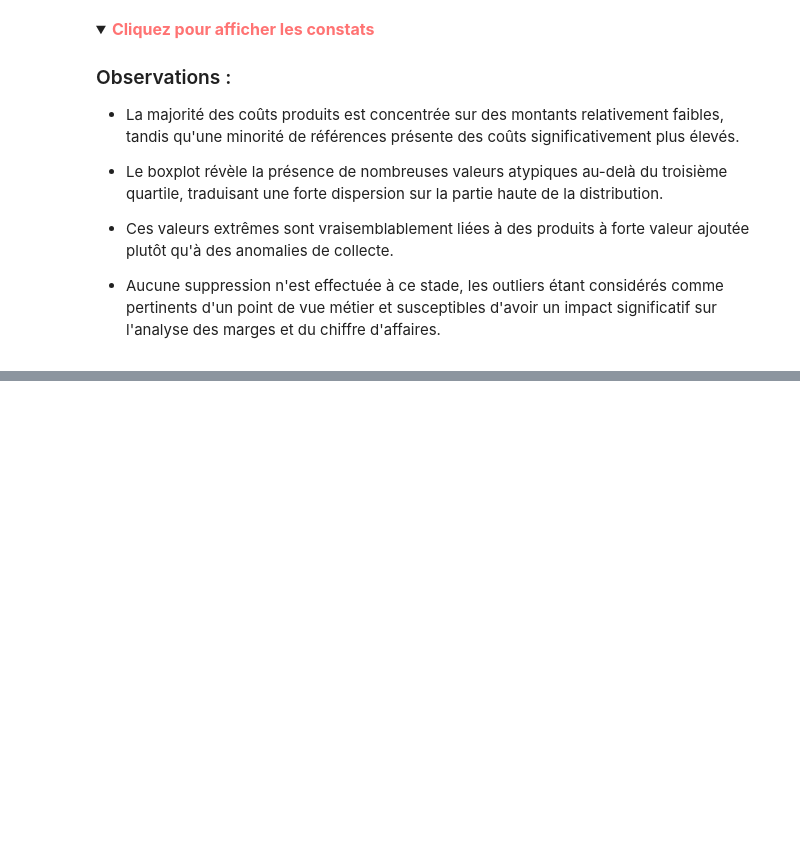
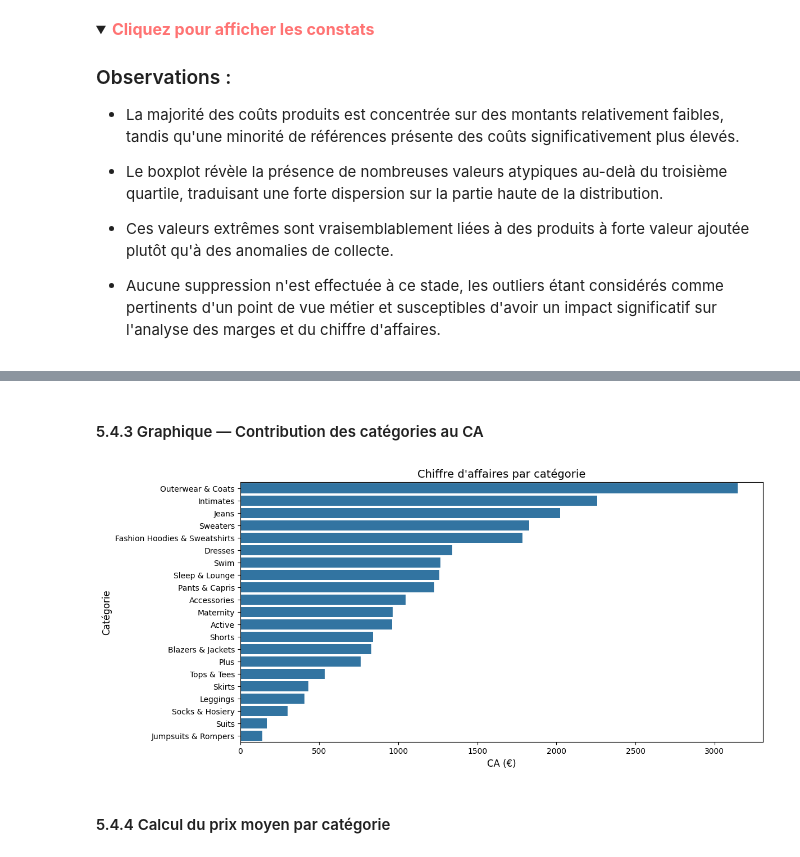
Before and after one commit to fko-data-sport/thelook-da-projet, a Jupyter notebook: notebooks/01_EDA_python.ipynb, the cells around one changed output, grey strips where cells are left out. Drawn from its saved outputs; the diff is of its cells as text; code cells hidden in the pictures; folded sections open; blank space fills up the shorter version.

```diff
--- a/notebooks/01_EDA_python.ipynb
+++ b/notebooks/01_EDA_python.ipynb
@@ -709,0 +820,12 @@ plt.show()
+# %%
+# Chiffre d'affaires par catégorie
+ca_top_categories = (
+    df_sales
+    .groupby("category", as_index=False)["sale_price"]
+    .sum()
+    .rename(columns={"sale_price": "chiffre_affaires"})
+    .sort_values(by="chiffre_affaires", ascending=False)
+)
+
+# Affichage du top 10
+ca_top_categories.head(10)
@@ -709,0 +844,26 @@ plt.show()
+# %% [markdown]
+#### 5.4.3 Graphique — Contribution des catégories au CA
+# %%
+# Création de la taille de la figure
+plt.figure(figsize=(12,6))
+
+# Création du graphieque
+sns.barplot(
+    data=ca_top_categories,
+    x="chiffre_affaires",
+    y="category"
+)
+
+# Ajout du titre
+plt.title("Chiffre d'affaires par catégorie", fontsize=14)
+
+# Ajout des labels des axes
+plt.xlabel("CA (€)", fontsize=12)
+plt.ylabel("Catégorie", fontsize=12)
+
+# Affichage du graphique
+plt.show()
+# %% [output]
+[figure, added]
+# %% [markdown]
+#### 5.4.4 Calcul du prix moyen par catégorie
```
Also changed, not shown: parts of 53 cells of this notebook.
